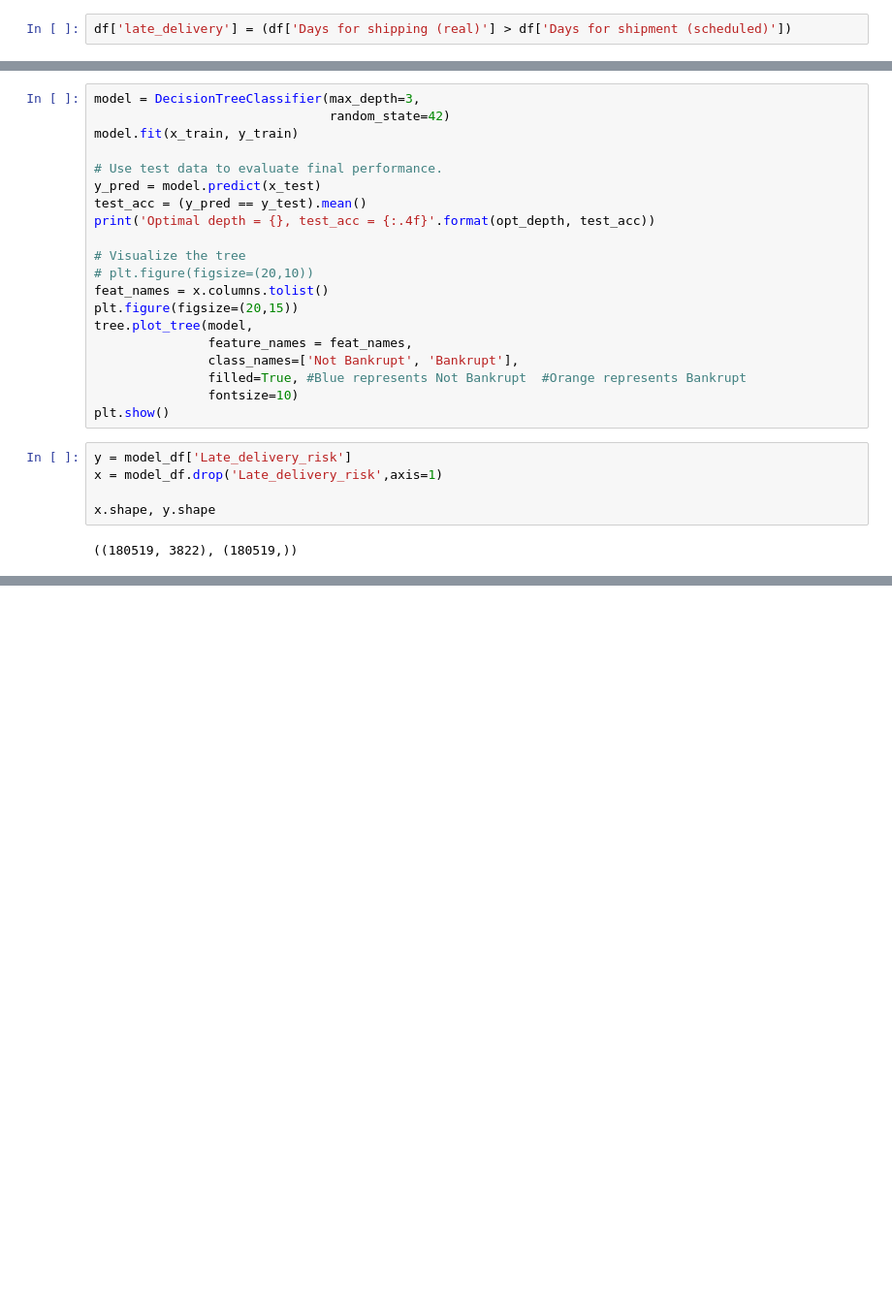
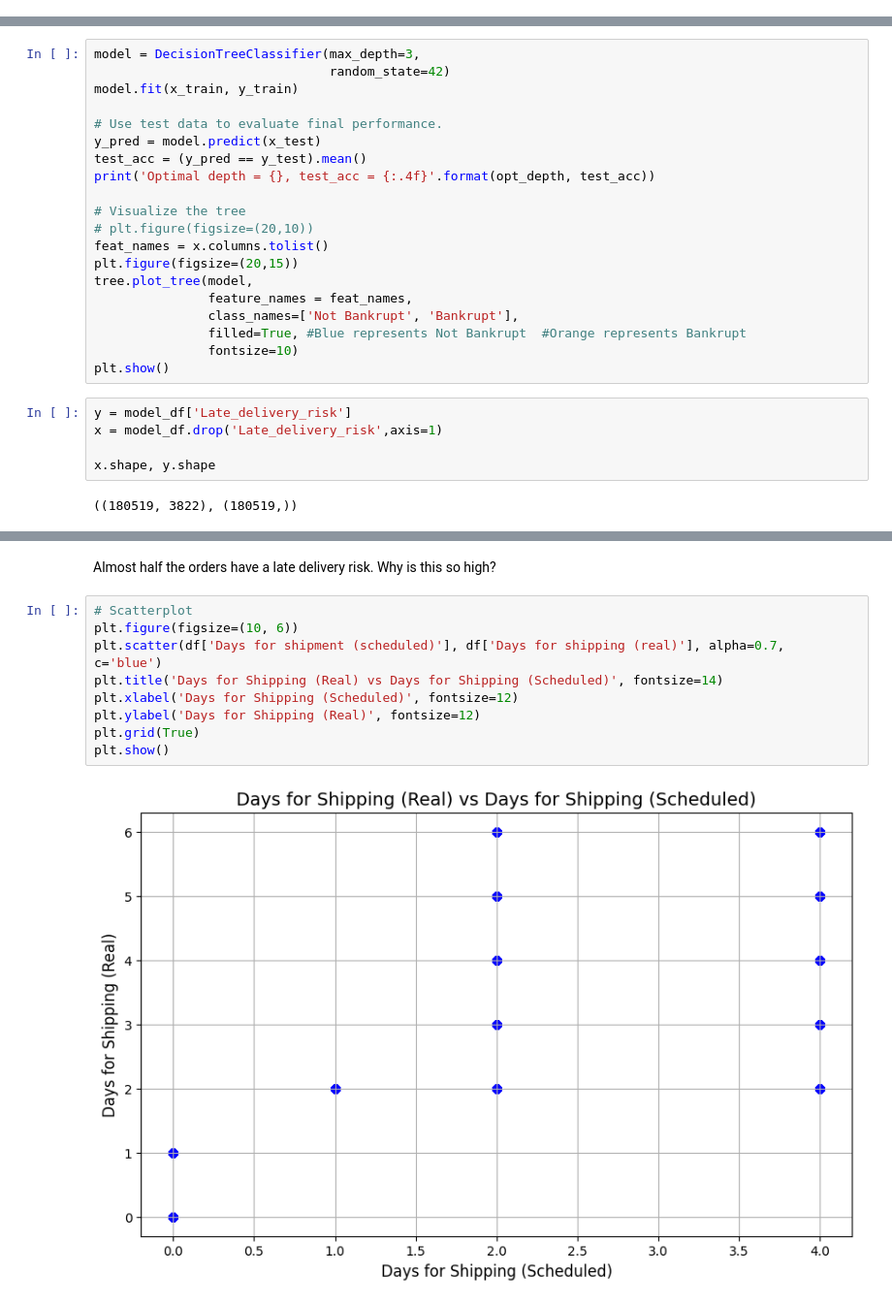
Before and after one commit to hlang014/MY-DAC-Curriculum, a Jupyter notebook: DAC-006_Machine_Learning/Internal Project 1.ipynb, the cells around one changed output, grey strips where cells are left out. Shown: that part at 97% size. Drawn from its saved outputs; the diff is of its cells as text; blank space fills up the shorter version.

```diff
--- a/DAC-006_Machine_Learning/Internal Project 1.ipynb
+++ b/DAC-006_Machine_Learning/Internal Project 1.ipynb
@@ -76,5 +76,3 @@ Duplicate Columns (Same data, different columns)
 * **Product Price**, Order Item Product Price
 * **Category Id**, Product Category Id, Product Card Id, Order item Cardprod Id
 * **Sales**, Sales Per Customer, Order Item Total
-# %%
-df['late_delivery'] = (df['Days for shipping (real)'] > df['Days for shipment (scheduled)'])
@@ -231,0 +232,13 @@ DecisionTreeClassifier: accuracy = 1.000
+# %% [markdown]
+Almost half the orders have a late delivery risk. Why is this so high?
+# %%
+# Scatterplot
+plt.figure(figsize=(10, 6))
+plt.scatter(df['Days for shipment (scheduled)'], df['Days for shipping (real)'], alpha=0.7, c='blue')
+plt.title('Days for Shipping (Real) vs Days for Shipping (Scheduled)', fontsize=14)
+plt.xlabel('Days for Shipping (Scheduled)', fontsize=12)
+plt.ylabel('Days for Shipping (Real)', fontsize=12)
+plt.grid(True)
+plt.show()
+# %% [output]
+[figure, added]
```
Also changed, not shown: parts of 9 cells of this notebook.
